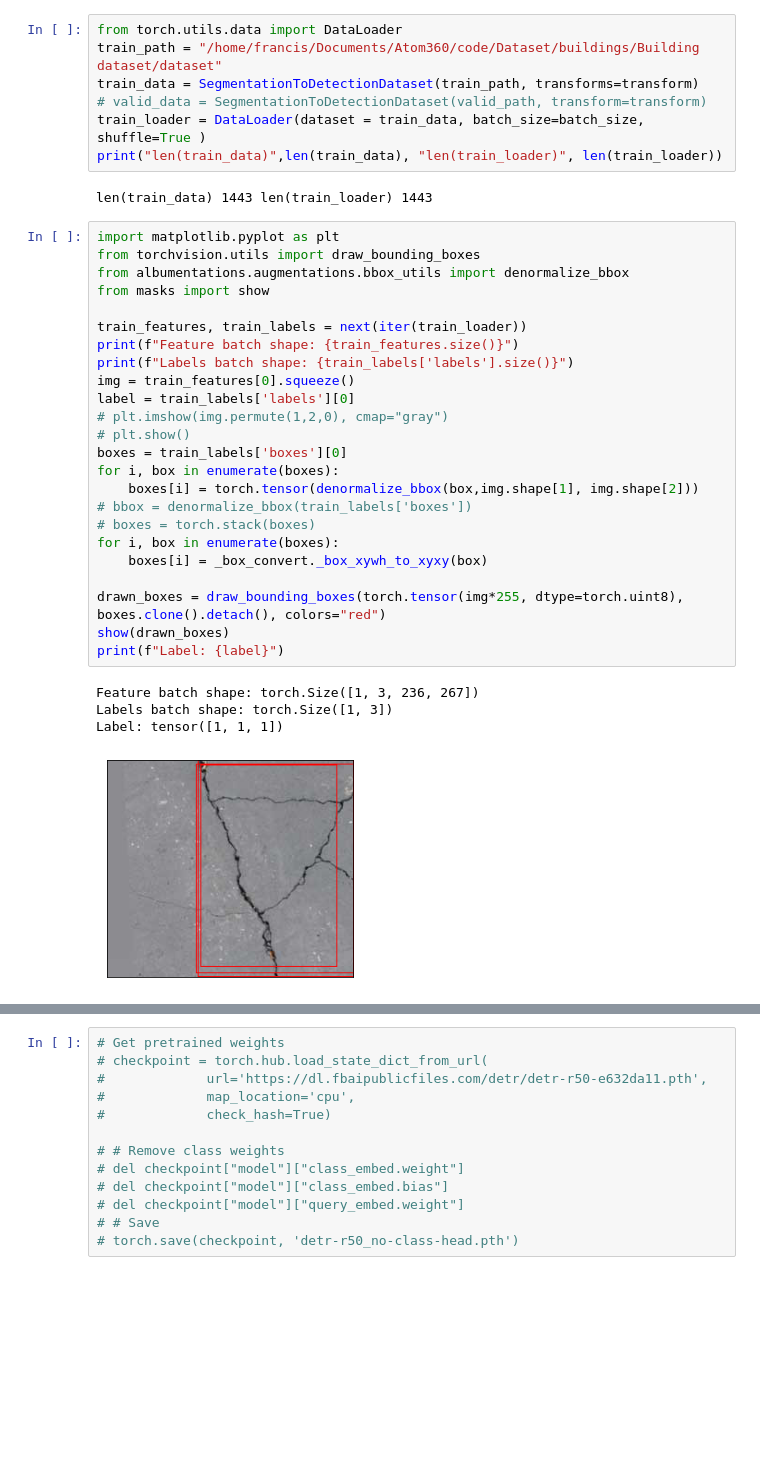
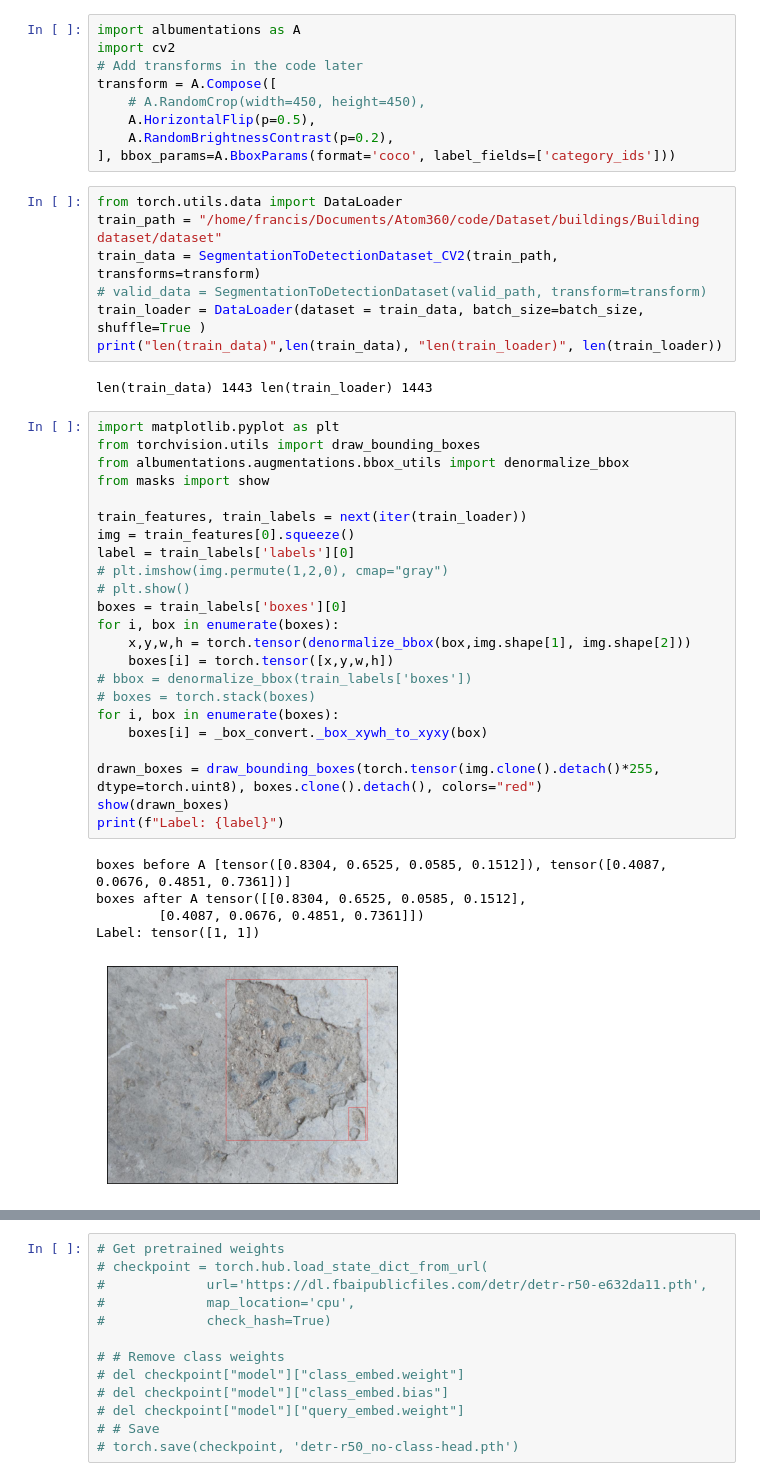
Before and after one commit to reubenwenisch/detr_segmentation, a Jupyter notebook: train_custom.ipynb, the cells around one changed output, grey strips where cells are left out. Cells and saved outputs as stored; diff of their text form; blank space fills up the shorter version.

Commit message:
Loading multiple bounding box with cv2 complete

```diff
--- a/train_custom.ipynb
+++ b/train_custom.ipynb
@@ -19,7 +19,16 @@ from masks import transform
+# %%
+import albumentations as A
+import cv2
+# Add transforms in the code later
+transform = A.Compose([
+    # A.RandomCrop(width=450, height=450),
+    A.HorizontalFlip(p=0.5),
+    A.RandomBrightnessContrast(p=0.2),
+], bbox_params=A.BboxParams(format='coco', label_fields=['category_ids']))
 # %%
 from torch.utils.data import DataLoader
 train_path = "/home/francis/Documents/Atom360/code/Dataset/buildings/Building dataset/dataset"
-train_data = SegmentationToDetectionDataset(train_path, transforms=transform)
+train_data = SegmentationToDetectionDataset_CV2(train_path, transforms=transform)
 # valid_data = SegmentationToDetectionDataset(valid_path, transform=transform)
 train_loader = DataLoader(dataset = train_data, batch_size=batch_size, shuffle=True )
 print("len(train_data)",len(train_data), "len(train_loader)", len(train_loader))
@@ -28,29 +37,29 @@ len(train_data) 1443 len(train_loader) 1443
 # %%
 import matplotlib.pyplot as plt
 from torchvision.utils import draw_bounding_boxes
 from albumentations.augmentations.bbox_utils import denormalize_bbox
 from masks import show
 
 train_features, train_labels = next(iter(train_loader))
-print(f"Feature batch shape: {train_features.size()}")
-print(f"Labels batch shape: {train_labels['labels'].size()}")
 img = train_features[0].squeeze()
 label = train_labels['labels'][0]
 # plt.imshow(img.permute(1,2,0), cmap="gray")
 # plt.show()
 boxes = train_labels['boxes'][0]
 for i, box in enumerate(boxes):
-    boxes[i] = torch.tensor(denormalize_bbox(box,img.shape[1], img.shape[2]))
+    x,y,w,h = torch.tensor(denormalize_bbox(box,img.shape[1], img.shape[2]))
+    boxes[i] = torch.tensor([x,y,w,h])
 # bbox = denormalize_bbox(train_labels['boxes'])
 # boxes = torch.stack(boxes)
 for i, box in enumerate(boxes):
     boxes[i] = _box_convert._box_xywh_to_xyxy(box)
 
-drawn_boxes = draw_bounding_boxes(torch.tensor(img*255, dtype=torch.uint8), boxes.clone().detach(), colors="red")
+drawn_boxes = draw_bounding_boxes(torch.tensor(img.clone().detach()*255, dtype=torch.uint8), boxes.clone().detach(), colors="red")
 show(drawn_boxes)
 print(f"Label: {label}")
 # %% [output]
-Feature batch shape: torch.Size([1, 3, 236, 267])
-Labels batch shape: torch.Size([1, 3])
-Label: tensor([1, 1, 1])
+boxes before A [tensor([0.8304, 0.6525, 0.0585, 0.1512]), tensor([0.4087, 0.0676, 0.4851, 0.7361])]
+boxes after A tensor([[0.8304, 0.6525, 0.0585, 0.1512],
+        [0.4087, 0.0676, 0.4851, 0.7361]])
+Label: tensor([1, 1])
-[figure, old version]
+[figure, new version]
```
Also changed, not shown: parts of 9 cells of this notebook, 2 other files.
